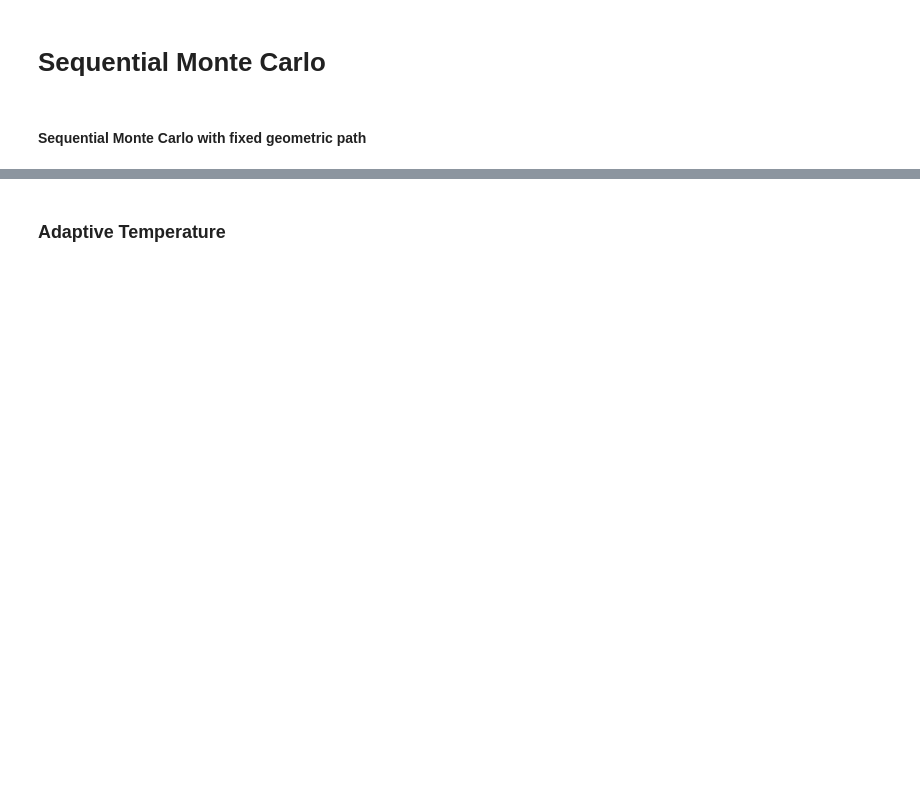
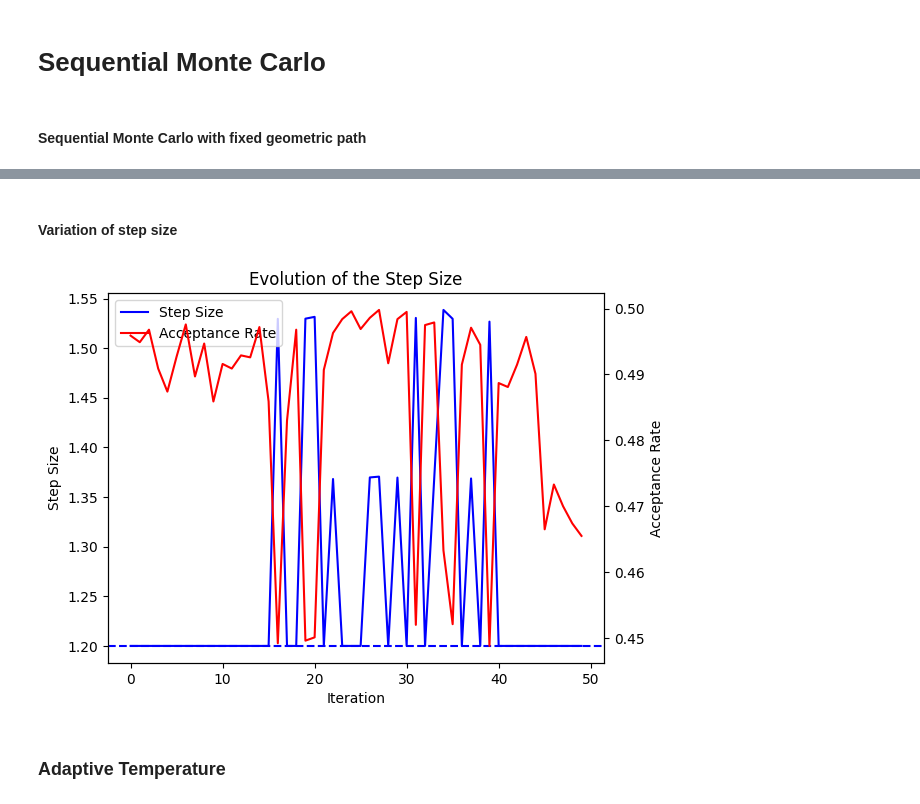
Before and after one commit to alexxthiery/mcjax, a Jupyter notebook: notebooks/sequential_mc/smc.ipynb, the cells around one changed output, grey strips where cells are left out. Drawn from its saved outputs; the diff is of its cells as text; code cells hidden in the pictures; blank space fills up the shorter version.

```diff
--- a/notebooks/sequential_mc/smc.ipynb
+++ b/notebooks/sequential_mc/smc.ipynb
@@ -82,2 +78,30 @@ No artists with labels found to put in legend.  Note that artists whose label st
+# %% [markdown]
+#### Variation of step size
+# %%
+fig, ax1 = plt.subplots()
+
+# Plot step size on the left y-axis
+ax1.set_xlabel('Iteration')
+ax1.set_ylabel('Step Size')
+line1, = ax1.plot(step_size_arr.flatten(order='F'), label='Step Size', color='b')
+ax1.tick_params(axis='y')
+ax1.axhline(step_size, color='b', linestyle='--', label='Initial Step Size')
+
+# Create a second y-axis for acceptance rate
+ax2 = ax1.twinx()
+ax2.set_ylabel('Acceptance Rate')
+line2, = ax2.plot(acc_size_arr.flatten(order='F'), label='Acceptance Rate', color='r')
+ax2.tick_params(axis='y')
+
+# Combine legends from both axes
+lines = [line1, line2]
+labels = [line.get_label() for line in lines]
+ax1.legend(lines, labels, loc='upper left')
+
+plt.title('Evolution of the Step Size')
+# plt.xlim(0,20)
+plt.show()
+# %% [output]
+[figure, added]
 # %% [markdown]
 ### Adaptive Temperature
```
Also changed, not shown: parts of 16 cells of this notebook, 5 other files.
